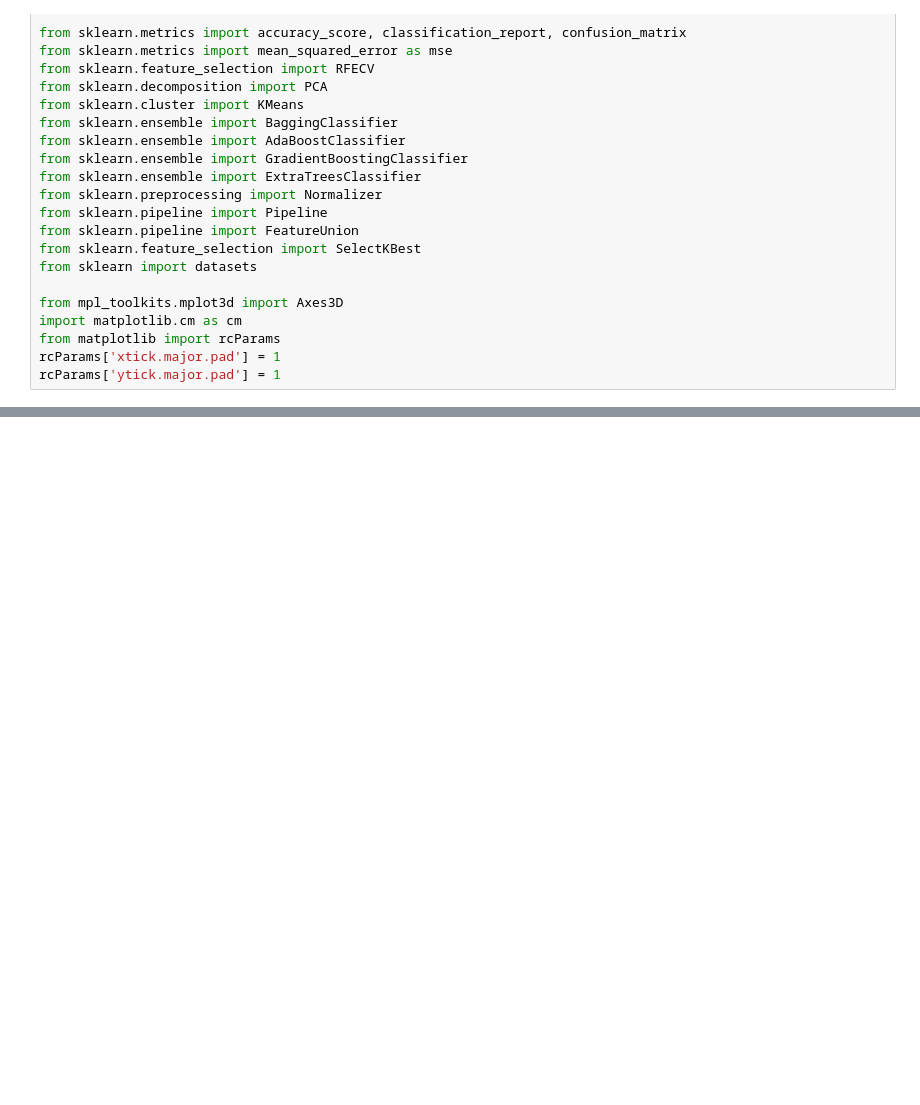
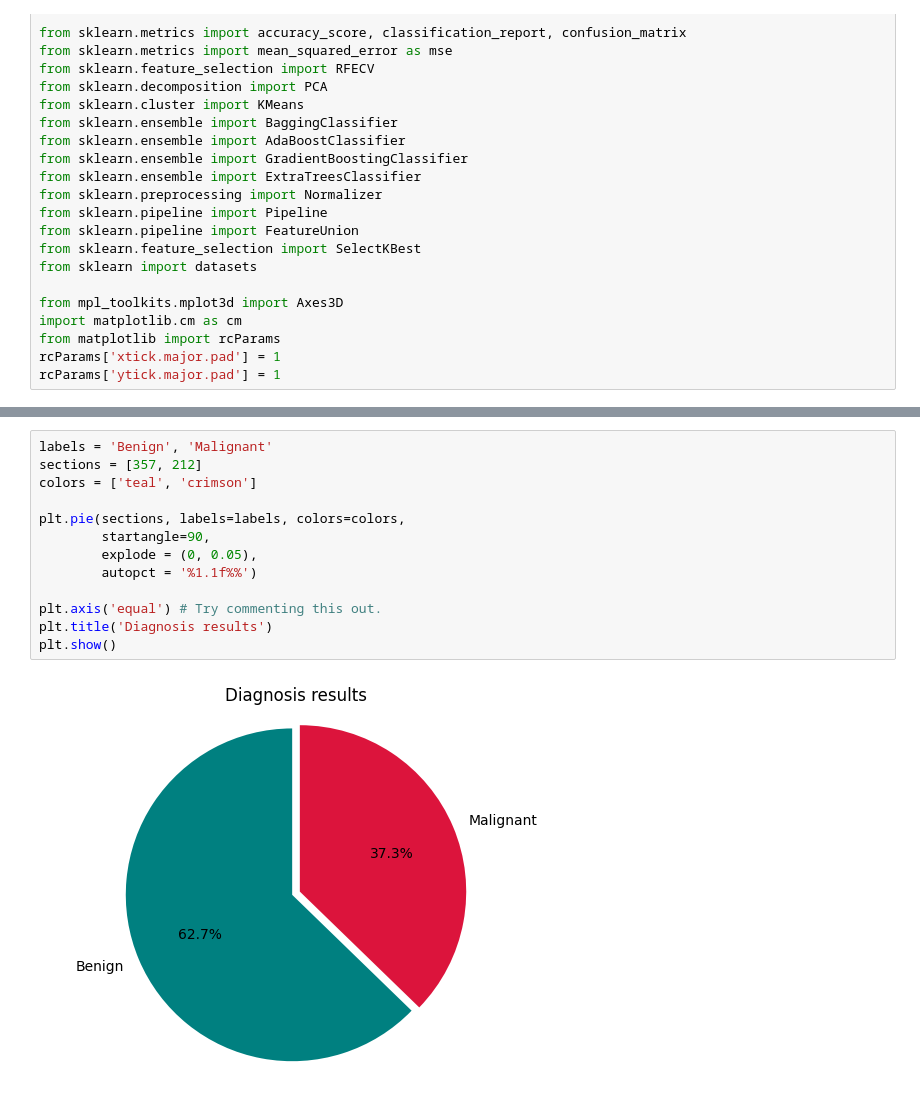
Before and after one commit to soroush-04/Data-Visualization, a Jupyter notebook: Project2/Project2-Main.ipynb, the cells around one changed output, grey strips where cells are left out. Drawn from its saved outputs; the diff is of its cells as text; blank space fills up the shorter version.

```diff
--- a/Project2/Project2-Main.ipynb
+++ b/Project2/Project2-Main.ipynb
@@ -42,0 +210,15 @@ df = pd.read_csv(file_path)
+# %%
+labels = 'Benign', 'Malignant'
+sections = [357, 212]
+colors = ['teal', 'crimson']
+
+plt.pie(sections, labels=labels, colors=colors,
+        startangle=90,
+        explode = (0, 0.05),
+        autopct = '%1.1f%%')
+
+plt.axis('equal') # Try commenting this out.
+plt.title('Diagnosis results')
+plt.show()
+# %% [output]
+[figure, added]
```
Also changed, not shown: parts of 28 cells of this notebook.
